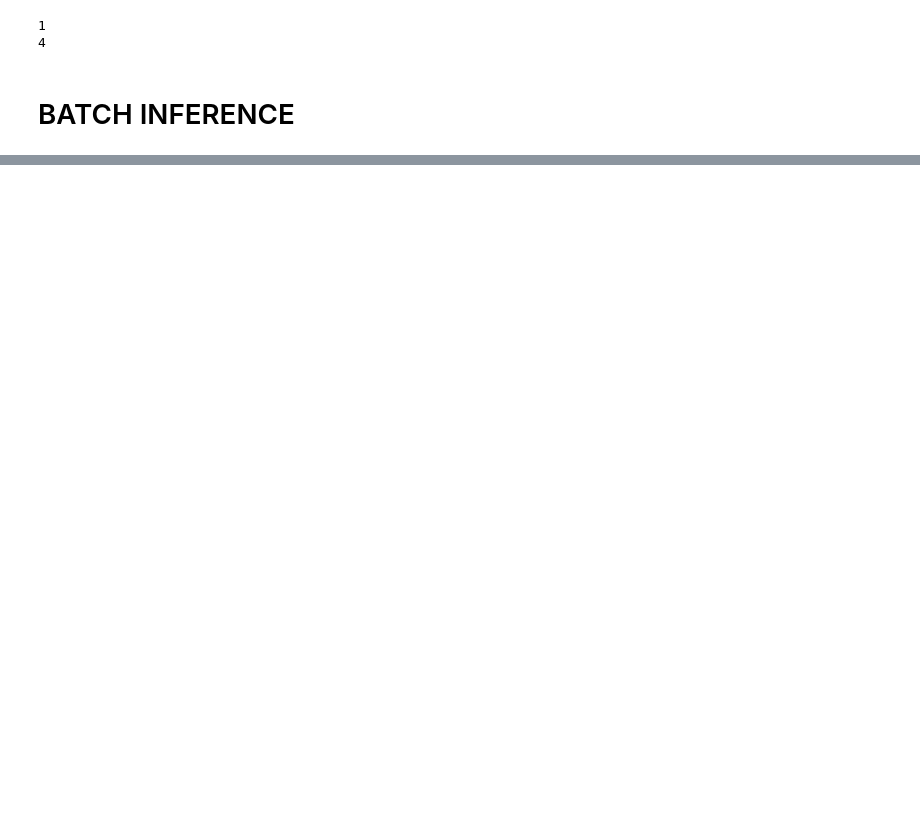
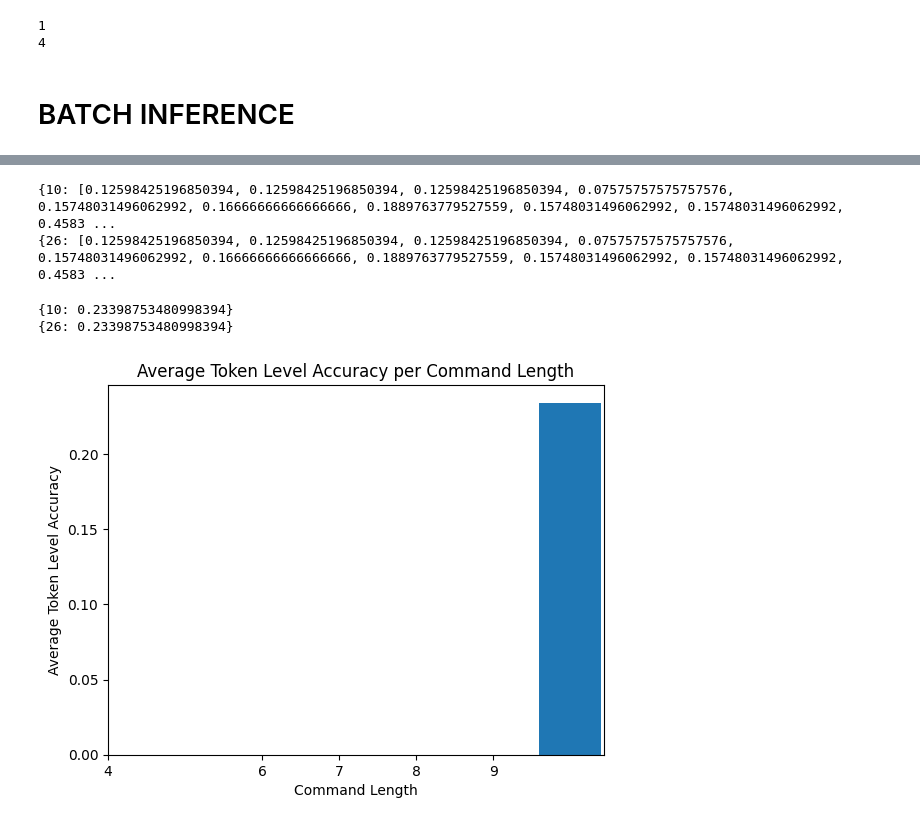
Before and after one commit to bragg13/crispy-fortnight, a Jupyter notebook: experiment2.ipynb, the cells around one changed output, grey strips where cells are left out. Drawn from its saved outputs; the diff is of its cells as text; code cells hidden in the pictures; blank space fills up the shorter version.

```diff
--- a/experiment2.ipynb
+++ b/experiment2.ipynb
@@ -180,7 +180,7 @@ optimizer = optim.AdamW(model.parameters(), lr=LEARNING_RATE)
 criterion = nn.CrossEntropyLoss(ignore_index=word2idx_tgt['<PAD>'])
 
 # Training loop
-num_epochs = 2
+num_epochs = 1
 losses = []
 accuraacy = []
 for epoch in range(num_epochs):
@@ -232,7 +233,7 @@ def decode_indices(indices, idx2word):
 # %% [markdown]
 ## TESTING
 # %%
-checkpoint_path = f"transformer_exp1_2-epochs.pth"
+checkpoint_path = f"transformer_exp2_test.pth"
 ckp = torch.load(checkpoint_path)
 model.load_state_dict(ckp['model_state_dict'])
 total_tokens = 0
@@ -256,7 +257,7 @@ tgt = torch.tensor([[word2idx_tgt['<SOS>']]]).to(device)
 
 # print(f'tgt {tgt.shape}')
 # print(f'src {src.shape}')
-iterations = 20
+iterations = MAX_LEN - 1
 pred_sequence = [tgt.item()]
 # print(pred_sequence)
 
@@ -356,0 +375,26 @@ print(sum(avg_seq)/len(avg_seq))
+# %%
+print(command_avgs)
+print(gt_avgs)
+# %% [output]
+{10: [0.12598425196850394, 0.12598425196850394, 0.12598425196850394, 0.07575757575757576, 0.15748031496062992, 0.16666666666666666, 0.1889763779527559, 0.15748031496062992, 0.15748031496062992, 0.4583 ...
+{26: [0.12598425196850394, 0.12598425196850394, 0.12598425196850394, 0.07575757575757576, 0.15748031496062992, 0.16666666666666666, 0.1889763779527559, 0.15748031496062992, 0.15748031496062992, 0.4583 ...
+# %%
+# in command_avgs the key is the length of the command and the value is the list of accuracies for that length
+# plot the average accuracy for each command length
+
+command_avgs_avg = {k: sum(v) / len(v) for k, v in command_avgs.items()}
+gt_avgs_avg = {k: sum(v) / len(v) for k, v in gt_avgs.items()}
+print(command_avgs_avg)
+print(gt_avgs_avg)
+
+plt.figure(2)
+plt.bar(list(command_avgs_avg.keys()), list(command_avgs_avg.values()))
+plt.xlabel("Command Length")
+plt.ylabel("Average Token Level Accuracy")
+plt.title("Average Token Level Accuracy per Command Length")
+plt.xticks([4, 6, 7, 8, 9])
+plt.show()
+# %% [output]
+{10: 0.23398753480998394}
+{26: 0.23398753480998394}
+[figure, added]
```
Also changed, not shown: parts of 4 cells of this notebook.
